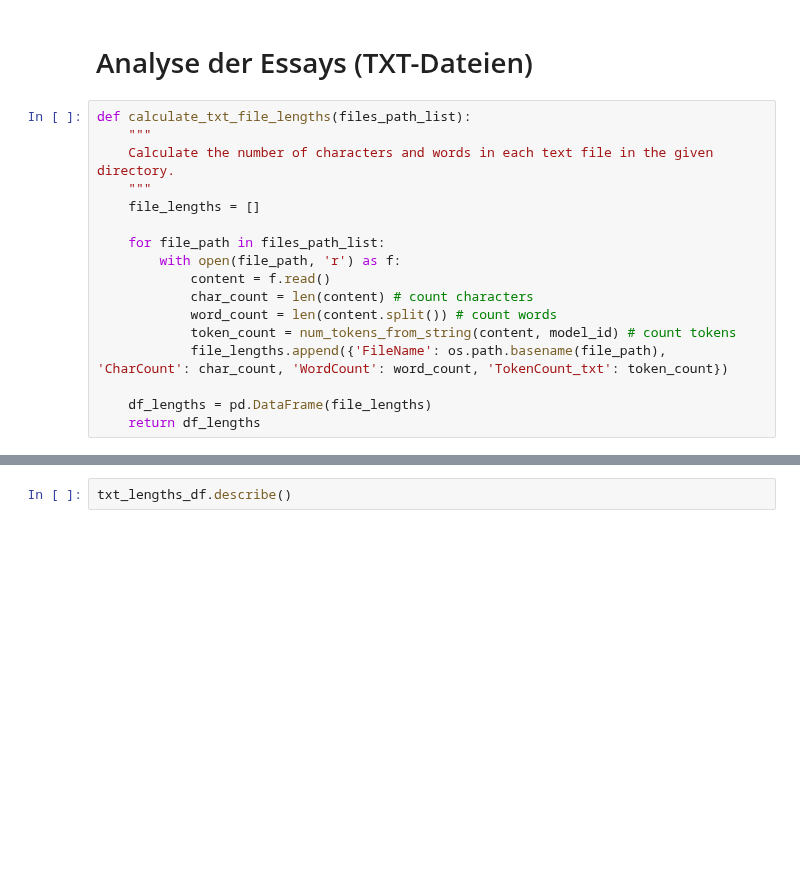
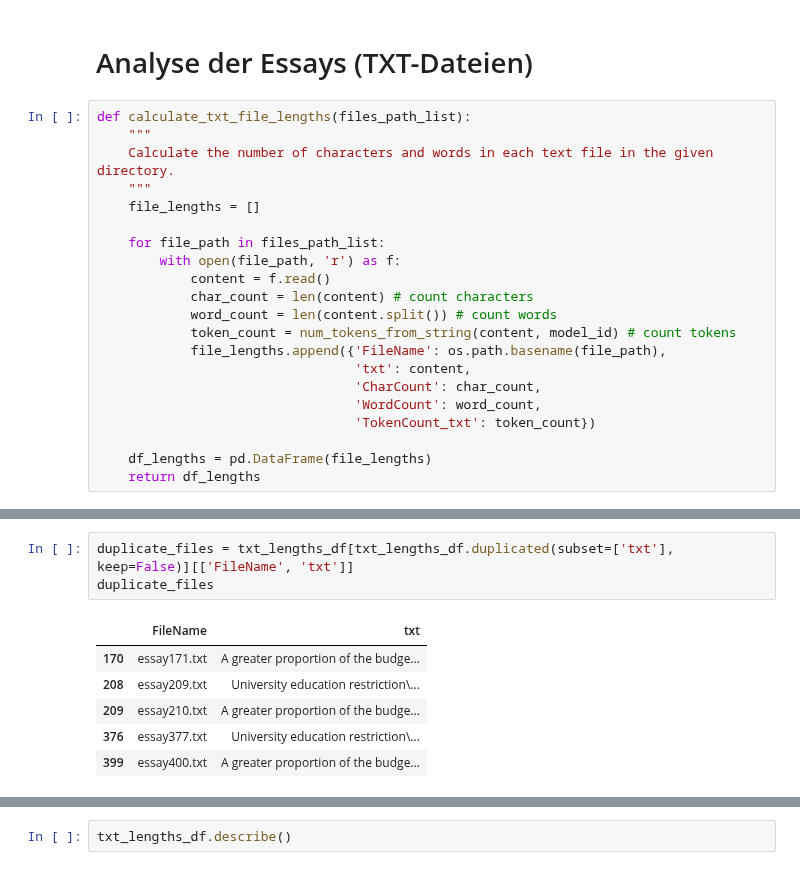
Before and after one commit to BF-DS/argument-mining, a Jupyter notebook: 1.EDA.ipynb, the cells around one changed output, grey strips where cells are left out. Drawn from its saved outputs; the diff is of its cells as text; blank space fills up the shorter version.

Commit message:
handling duplicates

```diff
--- a/1.EDA.ipynb
+++ b/1.EDA.ipynb
@@ -66,7 +66,11 @@ def calculate_txt_file_lengths(files_path_list):
             char_count = len(content) # count characters
             word_count = len(content.split()) # count words
             token_count = num_tokens_from_string(content, model_id) # count tokens
-            file_lengths.append({'FileName': os.path.basename(file_path), 'CharCount': char_count, 'WordCount': word_count, 'TokenCount_txt': token_count})
+            file_lengths.append({'FileName': os.path.basename(file_path),
+                                 'txt': content,
+                                 'CharCount': char_count,
+                                 'WordCount': word_count,
+                                 'TokenCount_txt': token_count})
 
     df_lengths = pd.DataFrame(file_lengths)
     return df_lengths
@@ -93,0 +94,10 @@ Wall time: 4.27 s
+# %%
+duplicate_files = txt_lengths_df[txt_lengths_df.duplicated(subset=['txt'], keep=False)][['FileName', 'txt']]
+duplicate_files
+# %% [output]
+|  | FileName | txt |
+| 170 | essay171.txt | A greater proportion of the budge... |
+| 208 | essay209.txt | University education restriction\... |
+| 209 | essay210.txt | A greater proportion of the budge... |
+| 376 | essay377.txt | University education restriction\... |
+| 399 | essay400.txt | A greater proportion of the budge... |
```
Also changed, not shown: parts of 6 cells of this notebook, 4 other files.
